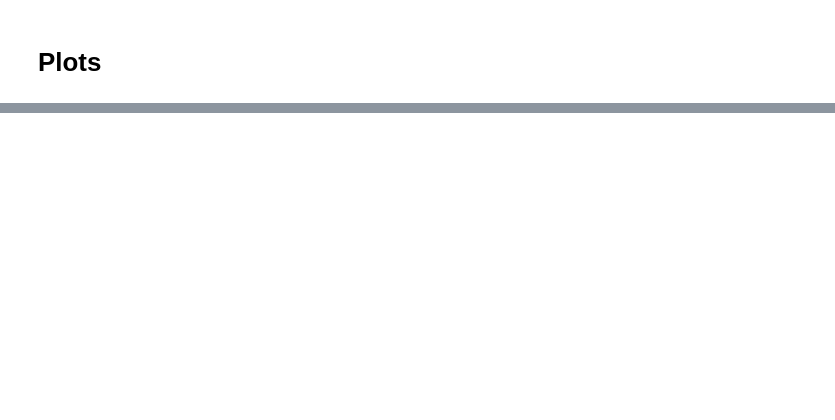
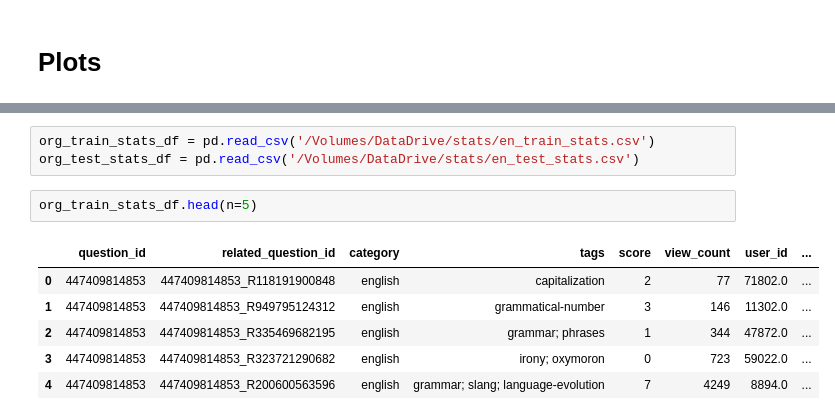
Before and after one commit to Mieloch/cqa-sem-eval, a Jupyter notebook: subtask_E/vis.ipynb, the cells around one changed output, grey strips where cells are left out. Drawn from its saved outputs; the diff is of its cells as text; blank space fills up the shorter version.

```diff
--- a/subtask_E/vis.ipynb
+++ b/subtask_E/vis.ipynb
@@ -88,0 +44,12 @@ plt.boxplot([rest.score.values, perfect_match.score.values], showfliers=False)
+# %%
+org_train_stats_df = pd.read_csv('/Volumes/DataDrive/stats/en_train_stats.csv')
+org_test_stats_df = pd.read_csv('/Volumes/DataDrive/stats/en_test_stats.csv')
+# %%
+org_train_stats_df.head(n=5)
+# %% [output]
+|  | question_id | related_question_id | category | tags | score | view_count | user_id | ... |
+| 0 | 447409814853 | 447409814853_R118191900848 | english | capitalization | 2 | 77 | 71802.0 | ... |
+| 1 | 447409814853 | 447409814853_R949795124312 | english | grammatical-number | 3 | 146 | 11302.0 | ... |
+| 2 | 447409814853 | 447409814853_R335469682195 | english | grammar; phrases | 1 | 344 | 47872.0 | ... |
+| 3 | 447409814853 | 447409814853_R323721290682 | english | irony; oxymoron | 0 | 723 | 59022.0 | ... |
+| 4 | 447409814853 | 447409814853_R200600563596 | english | grammar; slang; language-evolution | 7 | 4249 | 8894.0 | ... |
```
Also changed, not shown: parts of 22 cells of this notebook, 13 other files.
